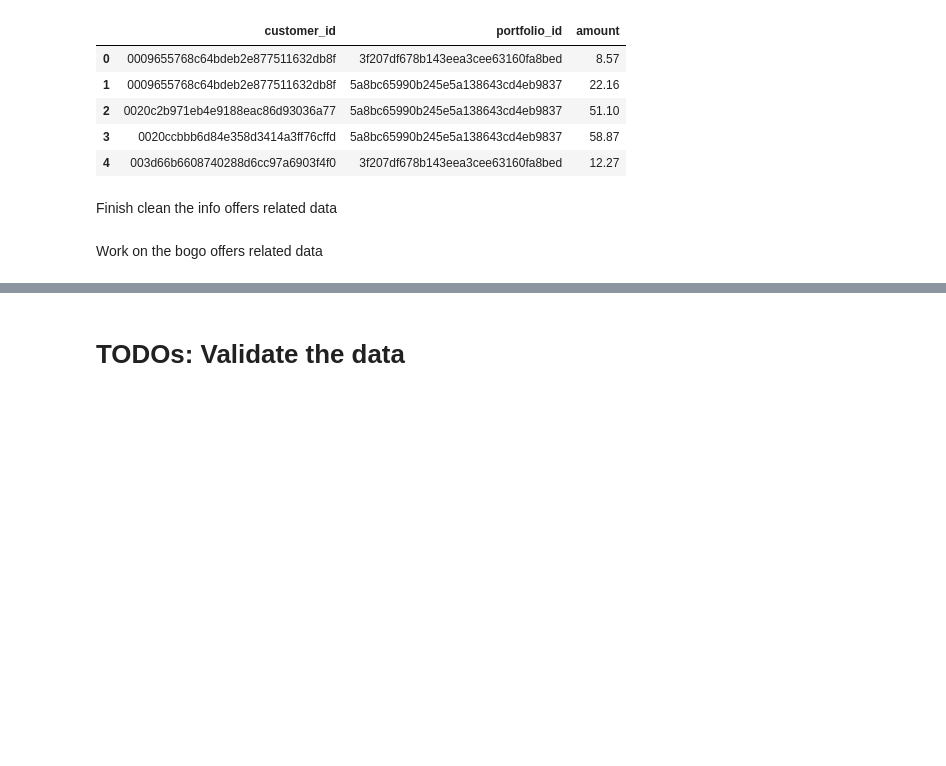
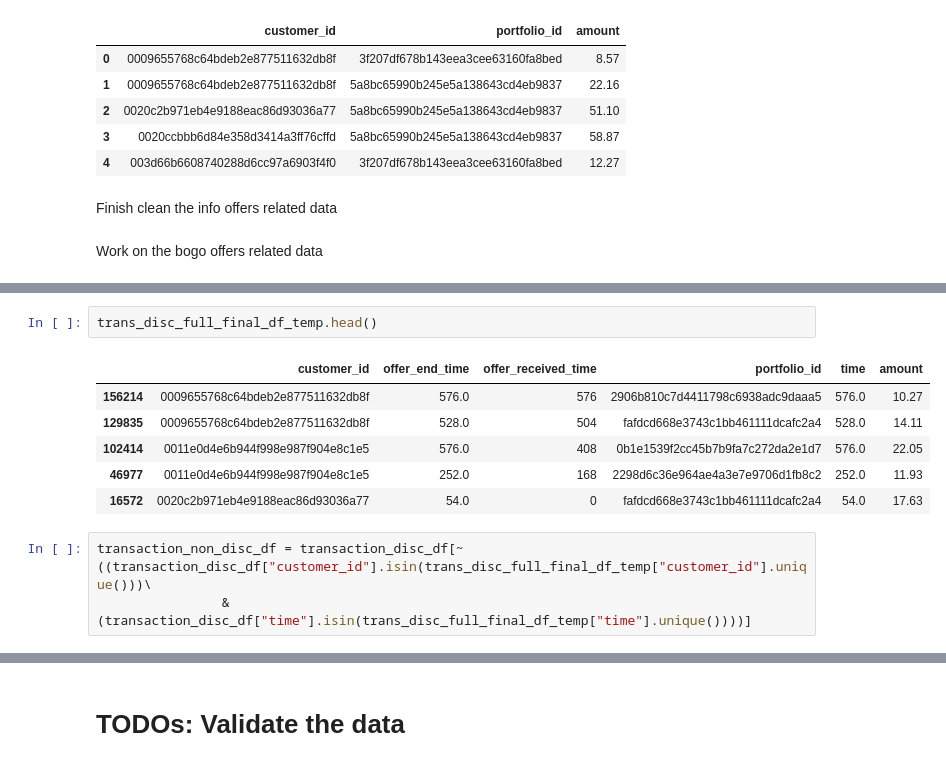
Before and after one commit to Mendy5/Udacity_Project_Capstone, a Jupyter notebook: Starbucks_Capstone_notebook.ipynb, the cells around one changed output, grey strips where cells are left out. Saved outputs shown, nothing was run; the diff lists cells and outputs as text; blank space fills up the shorter version.

```diff
--- a/Starbucks_Capstone_notebook.ipynb
+++ b/Starbucks_Capstone_notebook.ipynb
@@ -1889,0 +2094,12 @@ transcript_bogo_completed_df.head()
+# %%
+trans_disc_full_final_df_temp.head()
+# %% [output]
+|  | customer_id | offer_end_time | offer_received_time | portfolio_id | time | amount |
+| 156214 | 0009655768c64bdeb2e877511632db8f | 576.0 | 576 | 2906b810c7d4411798c6938adc9daaa5 | 576.0 | 10.27 |
+| 129835 | 0009655768c64bdeb2e877511632db8f | 528.0 | 504 | fafdcd668e3743c1bb461111dcafc2a4 | 528.0 | 14.11 |
+| 102414 | 0011e0d4e6b944f998e987f904e8c1e5 | 576.0 | 408 | 0b1e1539f2cc45b7b9fa7c272da2e1d7 | 576.0 | 22.05 |
+| 46977 | 0011e0d4e6b944f998e987f904e8c1e5 | 252.0 | 168 | 2298d6c36e964ae4a3e7e9706d1fb8c2 | 252.0 | 11.93 |
+| 16572 | 0020c2b971eb4e9188eac86d93036a77 | 54.0 | 0 | fafdcd668e3743c1bb461111dcafc2a4 | 54.0 | 17.63 |
+# %%
+transaction_non_disc_df = transaction_disc_df[~((transaction_disc_df["customer_id"].isin(trans_disc_full_final_df_temp["customer_id"].unique()))\
+                & (transaction_disc_df["time"].isin(trans_disc_full_final_df_temp["time"].unique())))]
```
Also changed, not shown: parts of 81 cells of this notebook.
